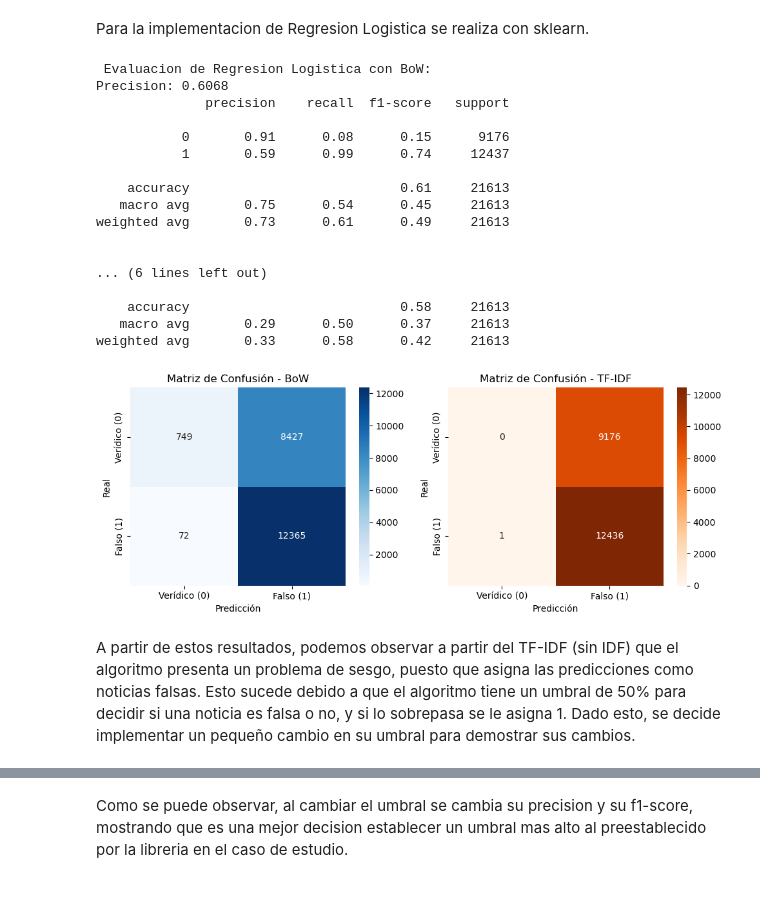
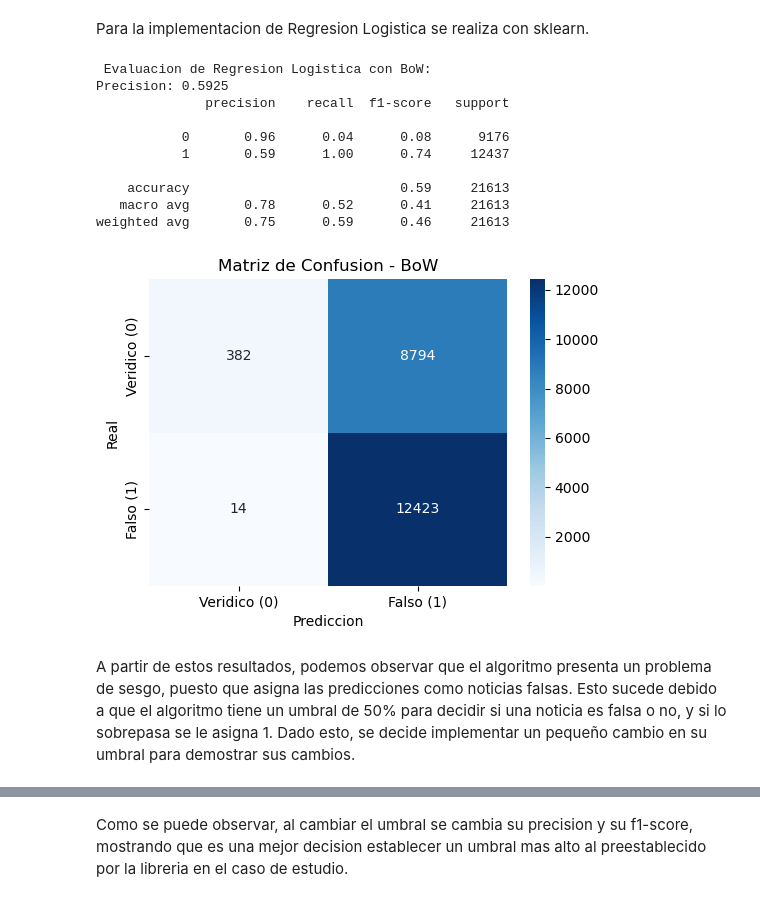
Before and after one commit to NicoleValeria1/BI_Proyecto_1, a Jupyter notebook: Entrega1/Entrega1.ipynb, the cells around one changed output, grey strips where cells are left out. Saved outputs shown, nothing was run; the diff lists cells and outputs as text; code cells hidden in the pictures.

Commit message:
Ultimos cambios

```diff
--- a/Entrega1/Entrega1.ipynb
+++ b/Entrega1/Entrega1.ipynb
@@ -955,73 +963,48 @@ weighted avg       0.70      0.61      0.51     21613
 Para la implementacion de Regresion Logistica se realiza con sklearn.
 # %%
 from sklearn.linear_model import LogisticRegression
-from sklearn.metrics import confusion_matrix
+from sklearn.metrics import accuracy_score, classification_report, confusion_matrix
 
 X_train_bow = df_bow_entrenamiento
-X_train_tfidf = df_idf_nb_entrenamiento
 y_train = df_entrenamiento["Label"]
 
-modelo_rl_bow = LogisticRegression(max_iter=1000)
-modelo_rl_bow.fit(X_train_bow, y_train)
+X_test_bow = vectorizador_bow.transform(df_entrenamiento["Titulo"] + " " + df_entrenamiento["Descripcion"])
 
-modelo_rl_tfidf = LogisticRegression(max_iter=1000)
-modelo_rl_tfidf.fit(X_train_tfidf, y_train)
+modelo_rl = LogisticRegression(max_iter=1000, class_weight={0: 1, 1: 1.2})
+modelo_rl.fit(X_train_bow, y_train)
 
 
-X_test_bow = vectorizador_bow.transform(df_entrenamiento["Titulo"] + " " + df_entrenamiento["Descripcion"])
-X_test_tfidf = vectorizador_tfidf_nb.transform(df_entrenamiento["Titulo"] + " " + df_entrenamiento["Descripcion"])
-y_test = df_entrenamiento["Label"]
-
-y_pred_bow = modelo_rl_bow.predict(X_test_bow)
-y_pred_tfidf = modelo_rl_tfidf.predict(X_test_tfidf)
+y_pred_bow = modelo_rl.predict(X_test_bow)
 
 print(" Evaluacion de Regresion Logistica con BoW:")
-print(f"Precision: {accuracy_score(y_test, y_pred_bow):.4f}")
-print(classification_report(y_test, y_pred_bow))
+print(f"Precision: {accuracy_score(y_train, y_pred_bow):.4f}")
+print(classification_report(y_train, y_pred_bow))
 
-print("\n Evaluacion de Regresión Logistica con TF-IDF (sin IDF):")
-print(f"Precision: {accuracy_score(y_test, y_pred_tfidf):.4f}")
-print(classification_report(y_test, y_pred_tfidf))
-
-matriz_confusion_bow = confusion_matrix(y_test, y_pred_bow)
-matriz_confusion_tfidf = confusion_matrix(y_test, y_pred_tfidf)
+matriz_confusion = confusion_matrix(y_train, y_pred_bow)
 
 plt.figure(figsize=(10, 4))
 
 plt.subplot(1, 2, 1)
-sns.heatmap(matriz_confusion_bow, annot=True, fmt="d", cmap="Blues", xticklabels=["Veridico (0)", "Falso (1)"], yticklabels=["Veridico (0)", "Falso (1)"])
+sns.heatmap(matriz_confusion, annot=True, fmt="d", cmap="Blues", xticklabels=["Veridico (0)", "Falso (1)"], yticklabels=["Veridico (0)", "Falso (1)"])
 plt.xlabel("Prediccion")
 plt.ylabel("Real")
 plt.title("Matriz de Confusion - BoW")
 
-plt.subplot(1, 2, 2)
-sns.heatmap(matriz_confusion_tfidf, annot=True, fmt="d", cmap="Oranges", xticklabels=["Veridico (0)", "Falso (1)"], yticklabels=["Veridico (0)", "Falso (1)"])
-plt.xlabel("Prediccion")
-plt.ylabel("Real")
-plt.title("Matriz de Confusion - TF-IDF")
-
 plt.tight_layout()
 plt.show()
 # %% [output]
  Evaluacion de Regresion Logistica con BoW:
-Precision: 0.6068
+Precision: 0.5925
               precision    recall  f1-score   support
 
-           0       0.91      0.08      0.15      9176
-           1       0.59      0.99      0.74     12437
+           0       0.96      0.04      0.08      9176
+           1       0.59      1.00      0.74     12437
 
-    accuracy                           0.61     21613
-   macro avg       0.75      0.54      0.45     21613
-weighted avg       0.73      0.61      0.49     21613
-
-
-... (6 lines left out)
-
-    accuracy                           0.58     21613
-   macro avg       0.29      0.50      0.37     21613
-weighted avg       0.33      0.58      0.42     21613
+    accuracy                           0.59     21613
+   macro avg       0.78      0.52      0.41     21613
+weighted avg       0.75      0.59      0.46     21613
-[figure, old version]
+[figure, new version]
 # %% [markdown]
-A partir de estos resultados, podemos observar a partir del TF-IDF (sin IDF) que el algoritmo presenta un problema de sesgo, puesto que asigna las predicciones como noticias falsas. Esto sucede debido a que el algoritmo tiene un umbral de 50% para decidir si una noticia es falsa o no, y si lo sobrepasa se le asigna 1. Dado esto, se decide implementar un pequeño cambio en su umbral para demostrar sus cambios.
+A partir de estos resultados, podemos observar que el algoritmo presenta un problema de sesgo, puesto que asigna las predicciones como noticias falsas. Esto sucede debido a que el algoritmo tiene un umbral de 50% para decidir si una noticia es falsa o no, y si lo sobrepasa se le asigna 1. Dado esto, se decide implementar un pequeño cambio en su umbral para demostrar sus cambios.
 # %%
 #Modificacion al umbral
```
Also changed, not shown: parts of 10 cells of this notebook.
